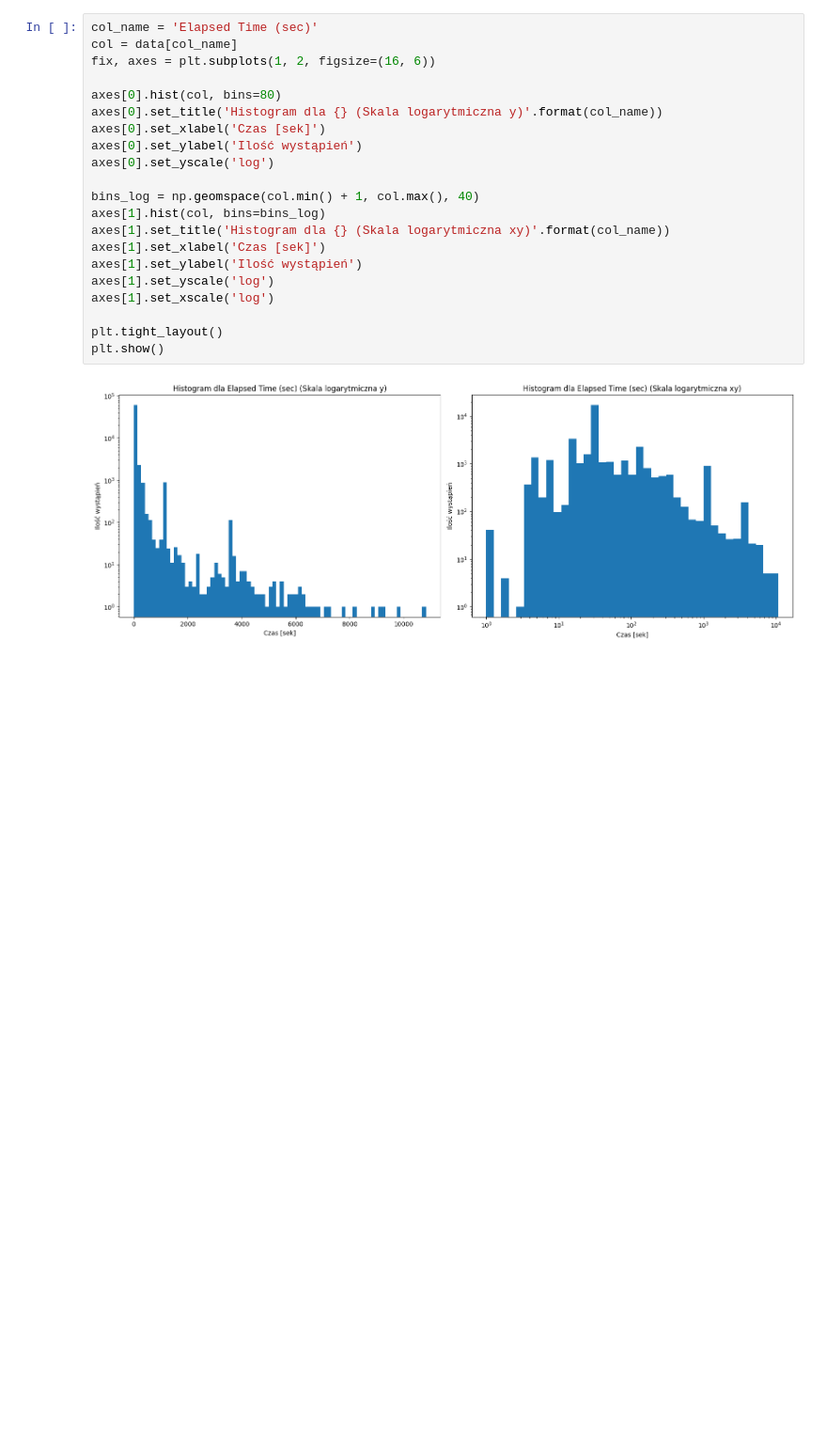
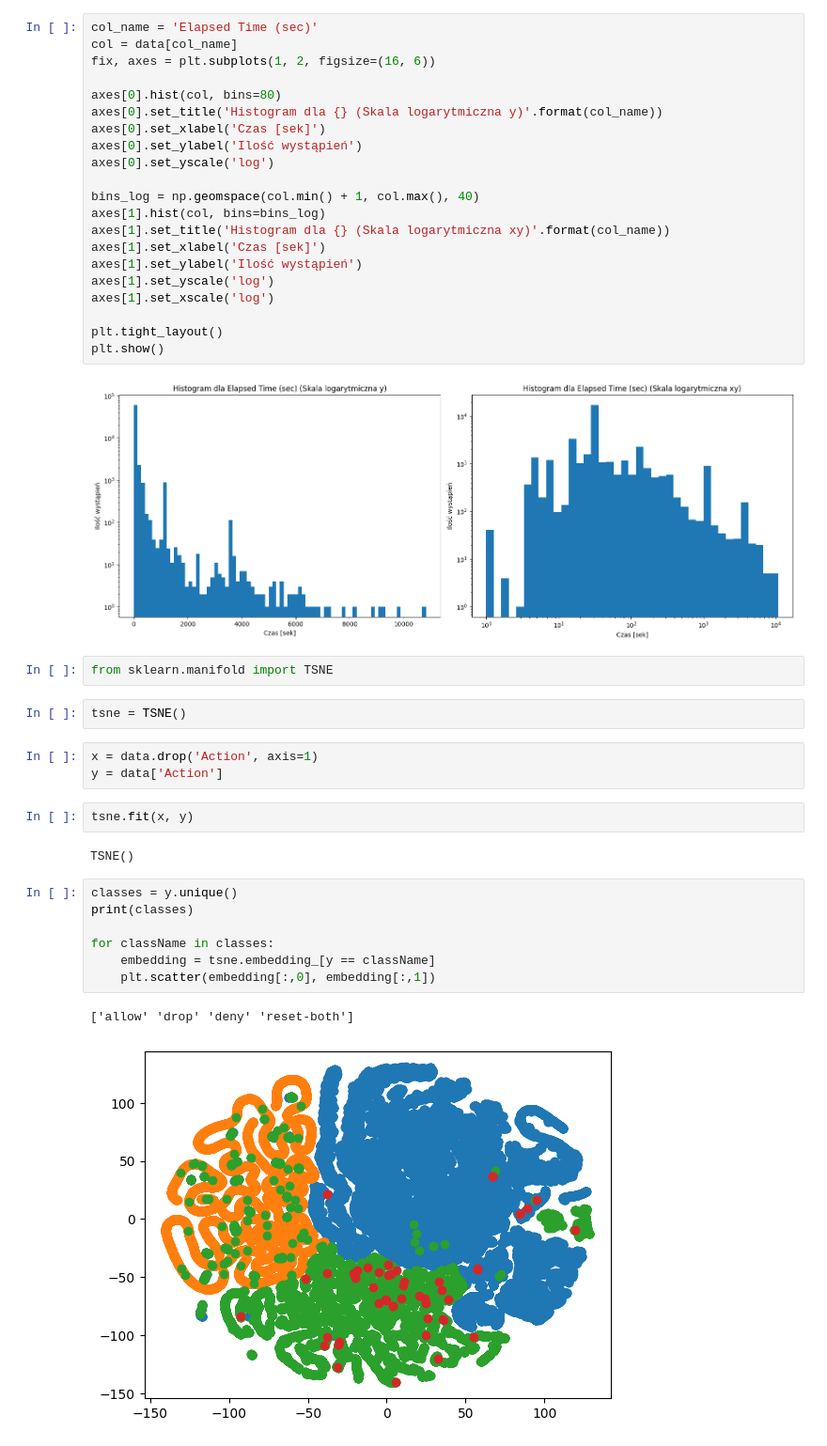
Before and after one commit to LenartPiotr/Studia-UczenieMaszynowe, a Jupyter notebook: introduce.ipynb, the cells around one changed output. Shown at 94% size. Drawn from its saved outputs; the diff is of its cells as text; blank space fills up the shorter version.

Commit message:
add tsne test

```diff
--- a/introduce.ipynb
+++ b/introduce.ipynb
@@ -270,3 +277,24 @@ plt.tight_layout()
 plt.show()
 # %% [output]
 [figure]
+# %%
+from sklearn.manifold import TSNE
+# %%
+tsne = TSNE()
+# %%
+x = data.drop('Action', axis=1)
+y = data['Action']
+# %%
+tsne.fit(x, y)
+# %% [output]
+TSNE()
+# %%
+classes = y.unique()
+print(classes)
+
+for className in classes:
+    embedding = tsne.embedding_[y == className]
+    plt.scatter(embedding[:,0], embedding[:,1])
+# %% [output]
+['allow' 'drop' 'deny' 'reset-both']
+[figure, added]
```
Also changed, not shown: parts of 2 cells of this notebook, 1 other file.
